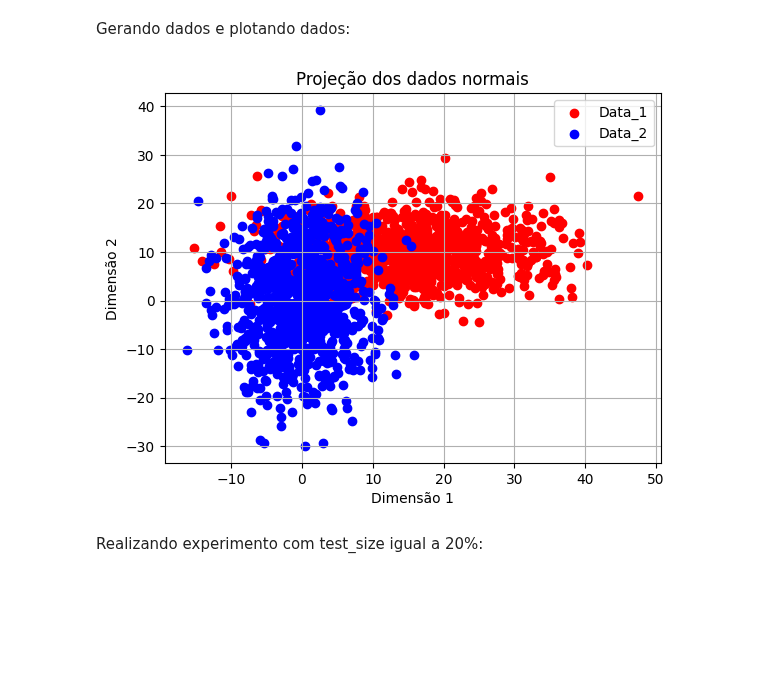
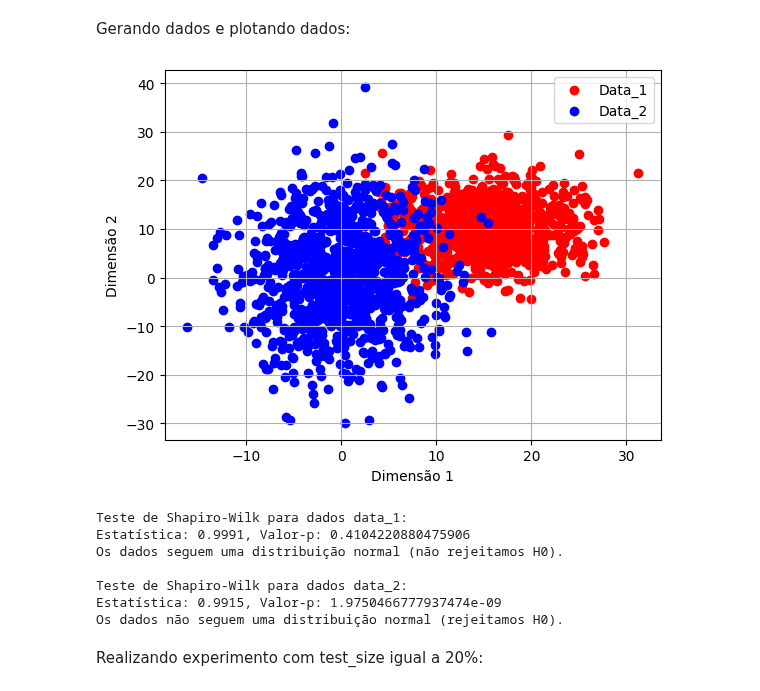
Before and after one commit to lorran-araujo/LNCC, a Jupyter notebook: disciplinas/estatistica/seminario/codes/aplications_lda.ipynb, the cells around one changed output. Cells and saved outputs as stored; diff of their text form; code cells hidden in the pictures; blank space fills up the shorter version.

Commit message:
update estat

```diff
--- a/disciplinas/estatistica/seminario/codes/aplications_lda.ipynb
+++ b/disciplinas/estatistica/seminario/codes/aplications_lda.ipynb
@@ -13,7 +13,6 @@ Definição de funções:
 # %%
 def plot_dados(data_1, data_2):
 
-    plt.title("Projeção dos dados normais")
     plt.xlabel("Dimensão 1")
     plt.ylabel("Dimensão 2")
 
@@ -99,22 +98,51 @@ Gerando dados e plotando dados:
 # %%
 num_dados = 1000
 
 data_1 = np.zeros((num_dados,2))
 data_2 = np.zeros((num_dados,2))
 
 for i in range(num_dados):
-    a = np.random.normal(15, 10)
+    a = np.random.normal(15, 5)
     b = np.random.normal(10, 5)
 
     c = np.random.normal(0, 5)
     d = np.random.normal(0, 10)
 
     data_1[i] = [a,b]
     data_2[i] = [c,d]
 
 plot_dados(data_1, data_2)
 # %% [output]
-[figure, old version]
+[figure, new version]
+# %%
+from scipy.stats import shapiro
+
+stat_data_1, p_data_1 = shapiro(data_1)
+stat_data_2, p_data_2 = shapiro(data_2)
+
+print("Teste de Shapiro-Wilk para dados data_1:")
+print(f"Estatística: {stat_data_1:.4f}, Valor-p: {p_data_1}")
+
+if p_data_1 > 0.05:
+    print("Os dados seguem uma distribuição normal (não rejeitamos H0).")
+else:
+    print("Os dados não seguem uma distribuição normal (rejeitamos H0).")
+
+print("\nTeste de Shapiro-Wilk para dados data_2:")
+print(f"Estatística: {stat_data_2:.4f}, Valor-p: {p_data_2}")
+
+if p_data_2 > 0.05:
+    print("Os dados seguem uma distribuição normal (não rejeitamos H0).")
+else:
+    print("Os dados não seguem uma distribuição normal (rejeitamos H0).")
+# %% [output]
+Teste de Shapiro-Wilk para dados data_1:
+Estatística: 0.9991, Valor-p: 0.4104220880475906
+Os dados seguem uma distribuição normal (não rejeitamos H0).
+
+Teste de Shapiro-Wilk para dados data_2:
+Estatística: 0.9915, Valor-p: 1.9750466777937474e-09
+Os dados não seguem uma distribuição normal (rejeitamos H0).
 # %% [markdown]
 Realizando experimento com test_size igual a 20%:
 # %%
```
Also changed, not shown: parts of 13 cells of this notebook, 44 other files.
